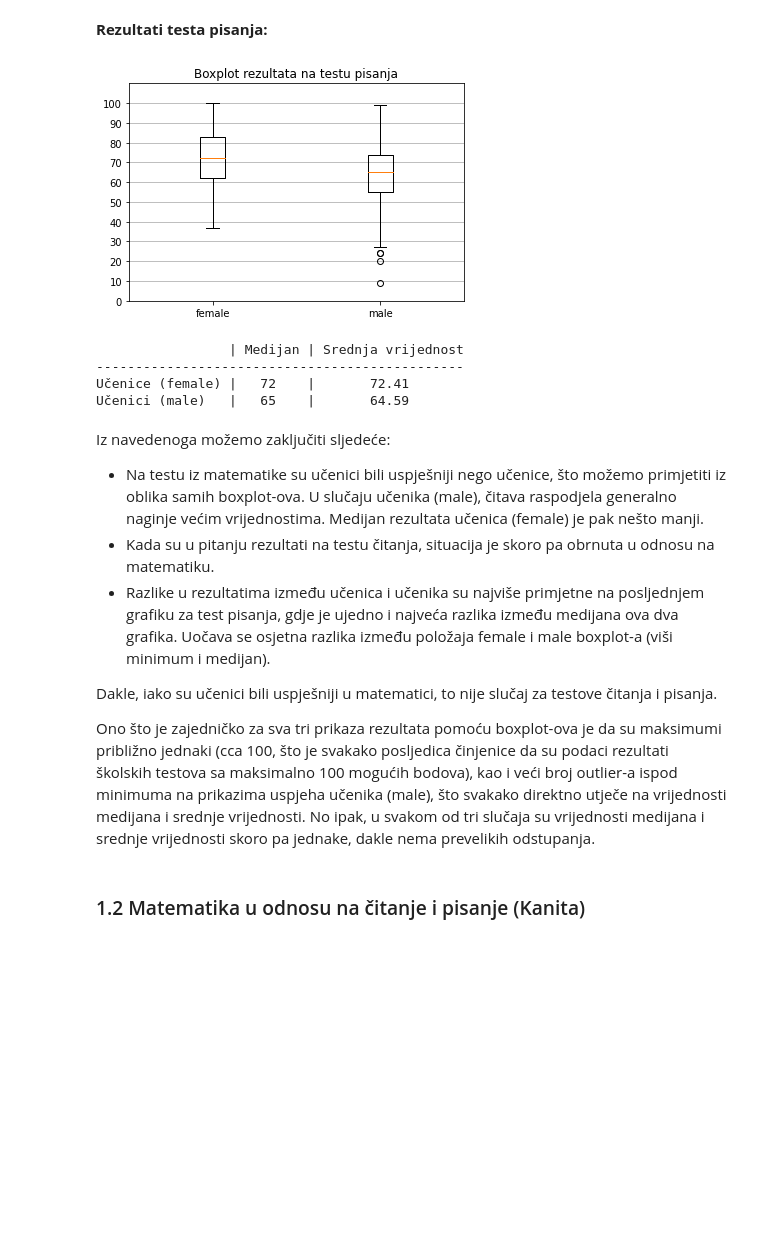
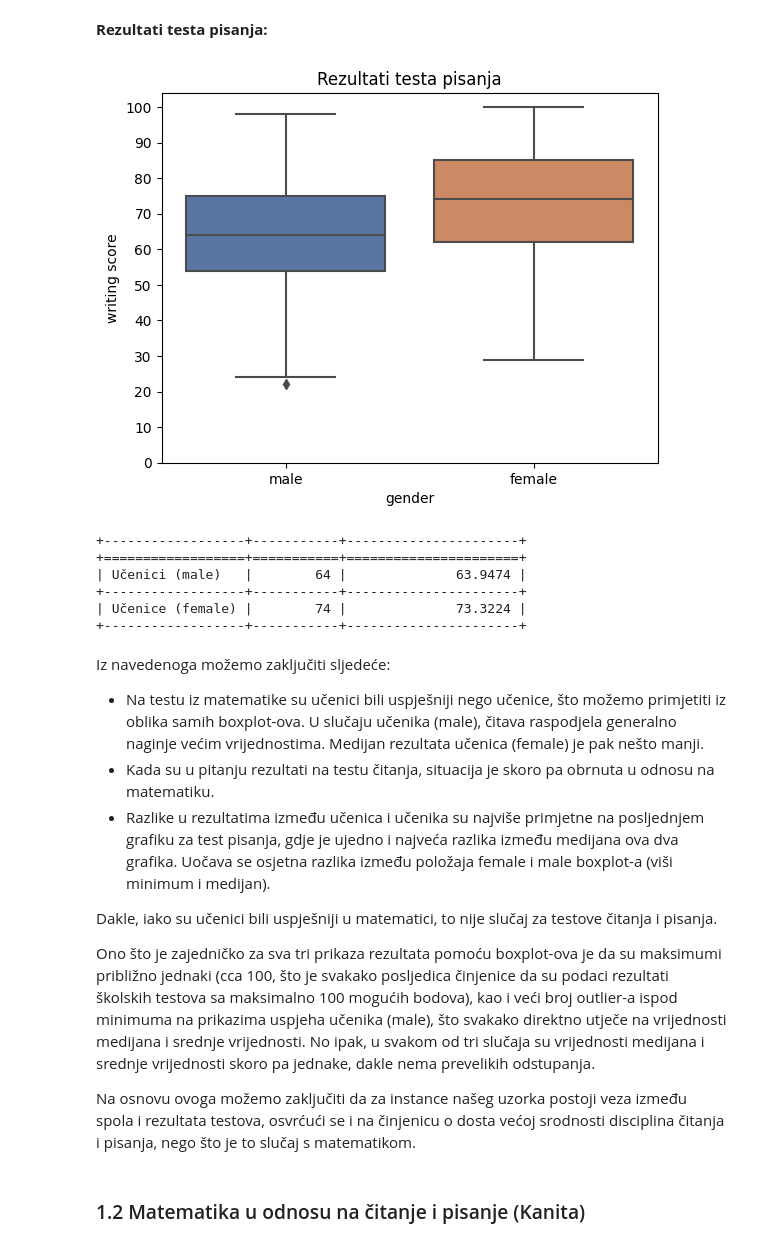
Before and after one commit to kanitakadusic/student-performance-prediction, a Jupyter notebook: colab.ipynb, the cells around one changed output. Cells and saved outputs as stored; diff of their text form; code cells hidden in the pictures; blank space fills up the shorter version.

```diff
--- a/colab.ipynb
+++ b/colab.ipynb
@@ -133,36 +125,33 @@ Učenici (male)   |   67    |       67.02
 # %%
 write = dataframe_large['writing score']
 write_female = arr.array('i')
 write_male = arr.array('i')
 
 for i in range(len(gender)) :
   if gender[i] == "female" : write_female.append(write[i])
   else : write_male.append(write[i])
 
-data = list([write_female, write_male])
-fig, ax = plot.subplots()
-ax.boxplot(data)
-ax.yaxis.grid(True)
-plot.title('Boxplot rezultata na testu pisanja')
-plot.ylim(0, 110)
+seaborn.boxplot(x = gender, y = write, palette = "deep")
+plot.title('Rezultati testa pisanja')
+ticks = [0, 10, 20, 30, 40, 50, 60, 70, 80, 90, 100]
 plot.yticks(ticks)
-plot.xticks([1, 2], ['female', 'male'])
 plot.show()
 
-print("\n                 | Medijan | Srednja vrijednost ")
-print("-----------------------------------------------")
+median_m = statistics.median(write_male)
+mean_m = statistics.mean(write_male)
 median_f = statistics.median(write_female)
 mean_f = statistics.mean(write_female)
-median_m = statistics.median(write_male)
-mean_m = statistics.mean(write_male)
-print("Učenice (female)", "|  ", median_f, "   |      ", round(mean_f, 2))
-print("Učenici (male)", "  |  ", median_m, "   |      ", round(mean_m, 2))
+
+table = [[' ', 'Medijan', 'Srednja vrijednost'], ['Učenici (male)', median_m, mean_m], ['Učenice (female)', median_f, mean_f]]
+print(tabulate(table, headers = 'firstrow', tablefmt = 'grid'))
 # %% [output]
-[figure, old version]
+[figure, new version]
-                 | Medijan | Srednja vrijednost
------------------------------------------------
-Učenice (female) |   72    |       72.41
-Učenici (male)   |   65    |       64.59
++------------------+-----------+----------------------+
++==================+===========+======================+
+| Učenici (male)   |        64 |              63.9474 |
++------------------+-----------+----------------------+
+| Učenice (female) |        74 |              73.3224 |
++------------------+-----------+----------------------+
 # %% [markdown]
 Iz navedenoga možemo zaključiti sljedeće:
 
@@ -173,6 +162,8 @@ Iz navedenoga možemo zaključiti sljedeće:
 Dakle, iako su učenici bili uspješniji u matematici, to nije slučaj za testove čitanja i pisanja.
 
 Ono što je zajedničko za sva tri prikaza rezultata pomoću boxplot-ova je da su maksimumi približno jednaki (cca 100, što je svakako posljedica činjenice da su podaci rezultati školskih testova sa maksimalno 100 mogućih bodova), kao i veći broj outlier-a ispod minimuma na prikazima uspjeha učenika (male), što svakako direktno utječe na vrijednosti medijana i srednje vrijednosti. No ipak, u svakom od tri slučaja su vrijednosti medijana i srednje vrijednosti skoro pa jednake, dakle nema prevelikih odstupanja.
+
+Na osnovu ovoga možemo zaključiti da za instance našeg uzorka postoji veza između spola i rezultata testova, osvrćući se i na činjenicu o dosta većoj srodnosti disciplina čitanja i pisanja, nego što je to slučaj s matematikom.
 # %% [markdown]
 ### 1.2 Matematika u odnosu na čitanje i pisanje (Kanita)
 # %% [markdown]
```
Also changed, not shown: parts of 63 cells of this notebook.
